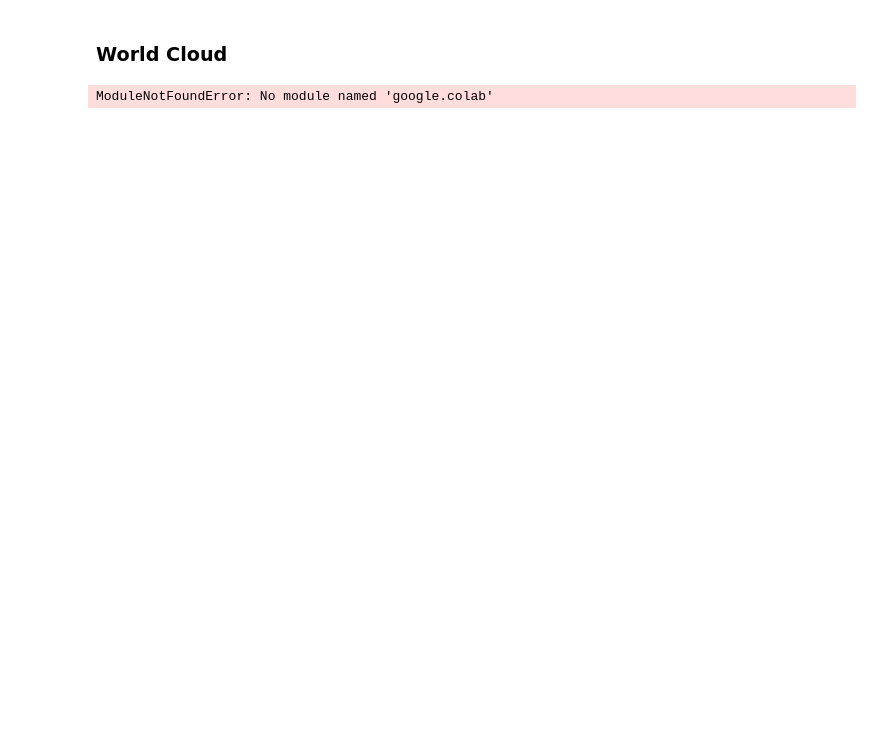
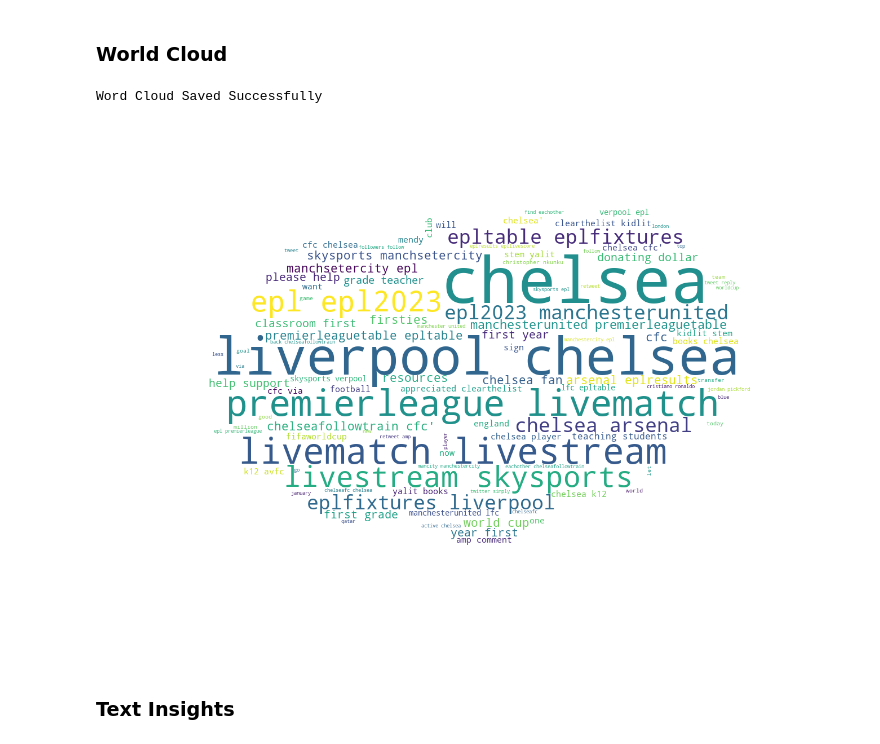
Before and after one commit to RyanKoech/Kenar-Ent-Sentiment-Analysis, a Jupyter notebook: src/app.ipynb, the cells around one changed output. Cells and saved outputs as stored; diff of their text form; code cells hidden in the pictures; blank space fills up the shorter version.

Commit message:
Implemented data visualization

```diff
--- a/src/app.ipynb
+++ b/src/app.ipynb
@@ -170,10 +171,27 @@ plt.show()
 # %% [markdown]
 ### World Cloud
-# %%
-from google.colab import drive
-drive.mount('/content/drive')
-
-%cd /content/drive/My Drive/Coding/Machine Learning/Kenar Ent Sentiment Analysis
-!ls
-# %% [output]
-ModuleNotFoundError: No module named 'google.colab'
+# %%
+def create_wordcloud(text):
+    mask = np.array(Image.open("./resources/cloud.png"))
+    stopwords = set(STOPWORDS)
+    wc = WordCloud(background_color="white",
+                  mask = mask,
+                  max_words=100,
+                  stopwords=stopwords,
+                  repeat=True)
+    wc.generate(str(text))
+    path="outputs/c1_wordcloud.png"
+    wc.to_file(path)
+    print("Word Cloud Saved Successfully")
+    display(Image.open(path))
+# %%
+# from util import create_wordcloud
+create_wordcloud(tweet_list_df["cleaned"].values)
+# create_wordcloud(tweet_list_df_positive["cleaned"].values)
+# create_wordcloud(tweet_list_df_negative["cleaned"].values)
+# create_wordcloud(tweet_list_df_neutral["cleaned"].values)
+# %% [output]
+Word Cloud Saved Successfully
+[figure, added]
+# %% [markdown]
+### Text Insights
```
Also changed, not shown: parts of 12 cells of this notebook, 4 other files.
